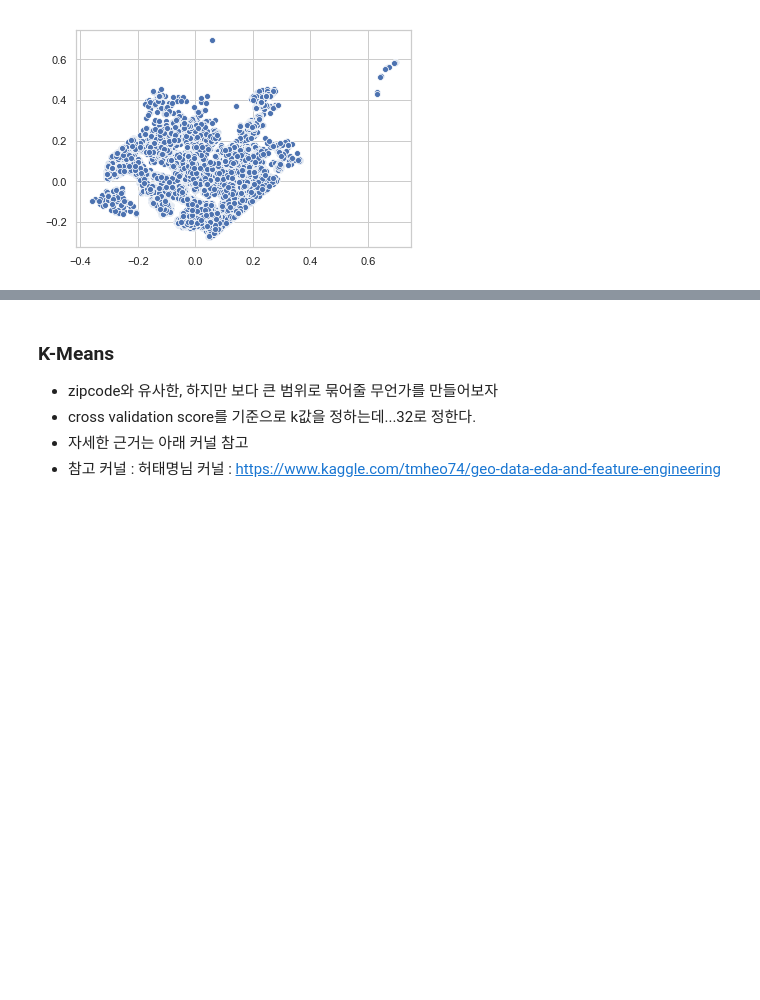
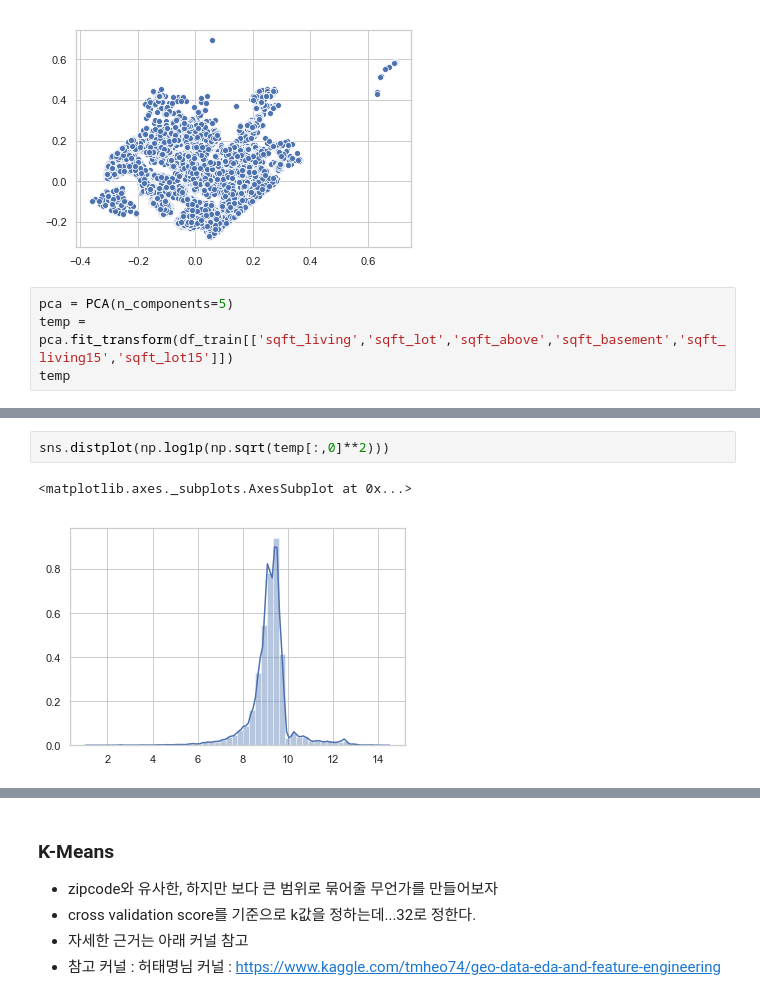
Before and after one commit to Junhojuno/everyday-kaggle, a Jupyter notebook: houseprice_prediction/code/Lets-EDA-it.ipynb, the cells around one changed output, grey strips where cells are left out. Saved outputs shown, nothing was run; the diff lists cells and outputs as text; blank space fills up the shorter version.

```diff
--- a/houseprice_prediction/code/Lets-EDA-it.ipynb
+++ b/houseprice_prediction/code/Lets-EDA-it.ipynb
@@ -1752,3 +1752,7 @@ sns.scatterplot(x=temp[:,1], y=temp[:, 0])
 # %% [output]
 <matplotlib.axes._subplots.AxesSubplot at 0x...>
 [figure]
+# %%
+pca = PCA(n_components=5)
+temp = pca.fit_transform(df_train[['sqft_living','sqft_lot','sqft_above','sqft_basement','sqft_living15','sqft_lot15']])
+temp
@@ -1754,0 +1773,5 @@ sns.scatterplot(x=temp[:,1], y=temp[:, 0])
+# %%
+sns.distplot(np.log1p(np.sqrt(temp[:,0]**2)))
+# %% [output]
+<matplotlib.axes._subplots.AxesSubplot at 0x...>
+[figure, added]
```
Also changed, not shown: parts of 3 cells of this notebook.
